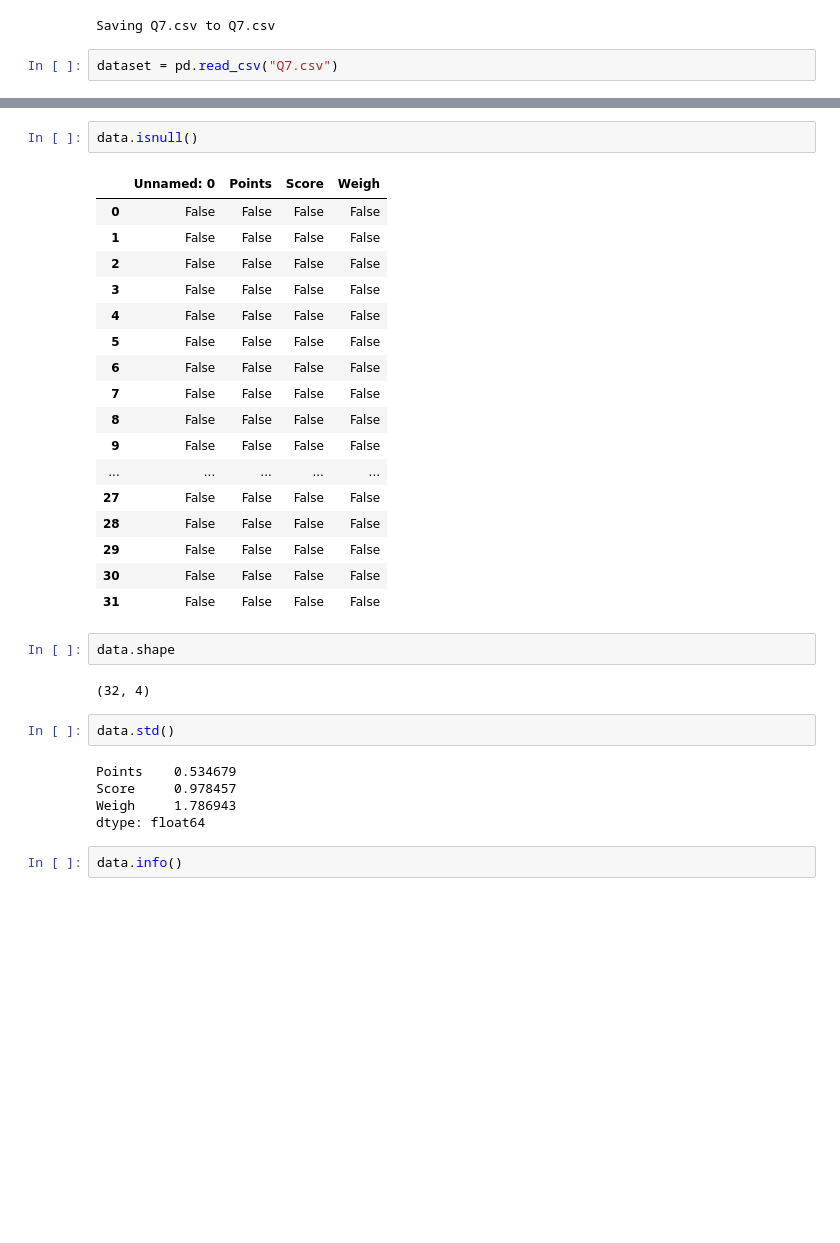
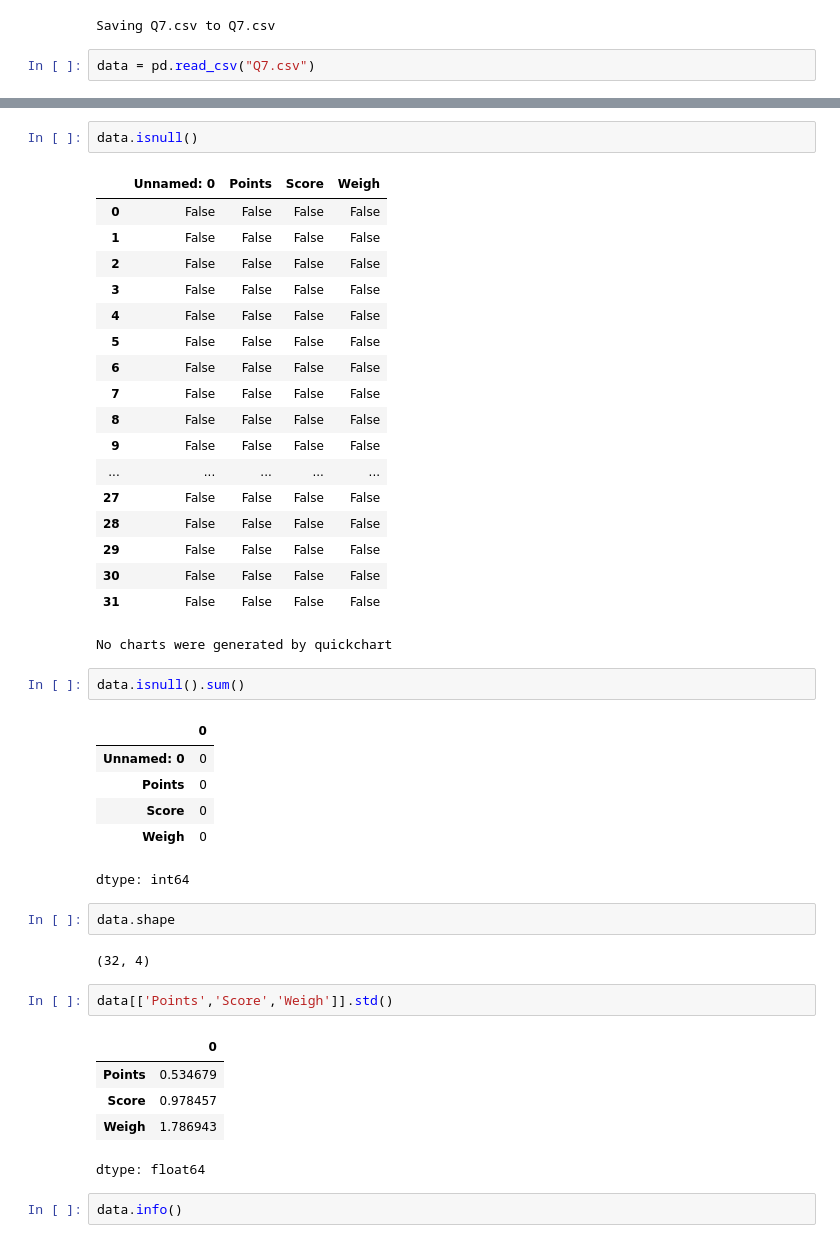
Before and after one commit to Rohit1Chougule/Basic-Statistics, a Jupyter notebook: StatsCoding.ipynb, the cells around one changed output, grey strips where cells are left out. Cells and saved outputs as stored; diff of their text form; blank space fills up the shorter version.

```diff
--- a/StatsCoding.ipynb
+++ b/StatsCoding.ipynb
@@ -9,4 +9,4 @@ uploaded = files.upload()
 [interactive output not drawn]
 Saving Q7.csv to Q7.csv
 # %%
-dataset = pd.read_csv("Q7.csv")
+data = pd.read_csv("Q7.csv")
@@ -39,16 +41,27 @@ data.isnull()
 | 29 | False | False | False | False |
 | 30 | False | False | False | False |
 | 31 | False | False | False | False |
+No charts were generated by quickchart
+# %%
+data.isnull().sum()
+# %% [output]
+|  | 0 |
+| Unnamed: 0 | 0 |
+| Points | 0 |
+| Score | 0 |
+| Weigh | 0 |
+dtype: int64
 # %%
 data.shape
 # %% [output]
 (32, 4)
 # %%
-data.std()
+data[['Points','Score','Weigh']].std()
 # %% [output]
+|  | 0 |
+| Points | 0.534679 |
+| Score | 0.978457 |
+| Weigh | 1.786943 |
-Points    0.534679
-Score     0.978457
-Weigh     1.786943
 dtype: float64
 # %%
 data.info()
```
Also changed, not shown: parts of 2 cells of this notebook.
